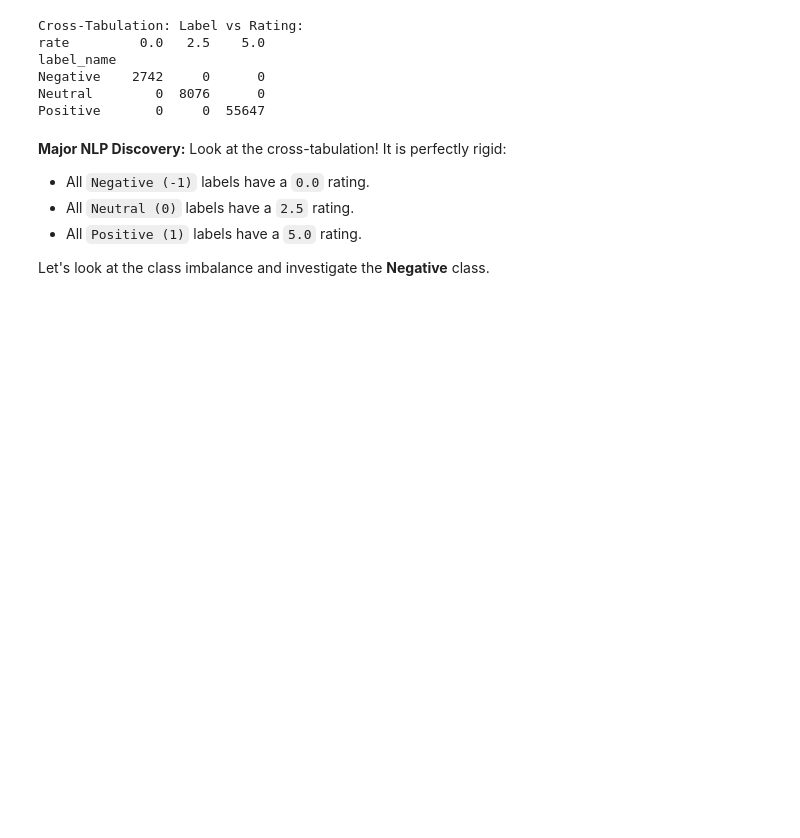
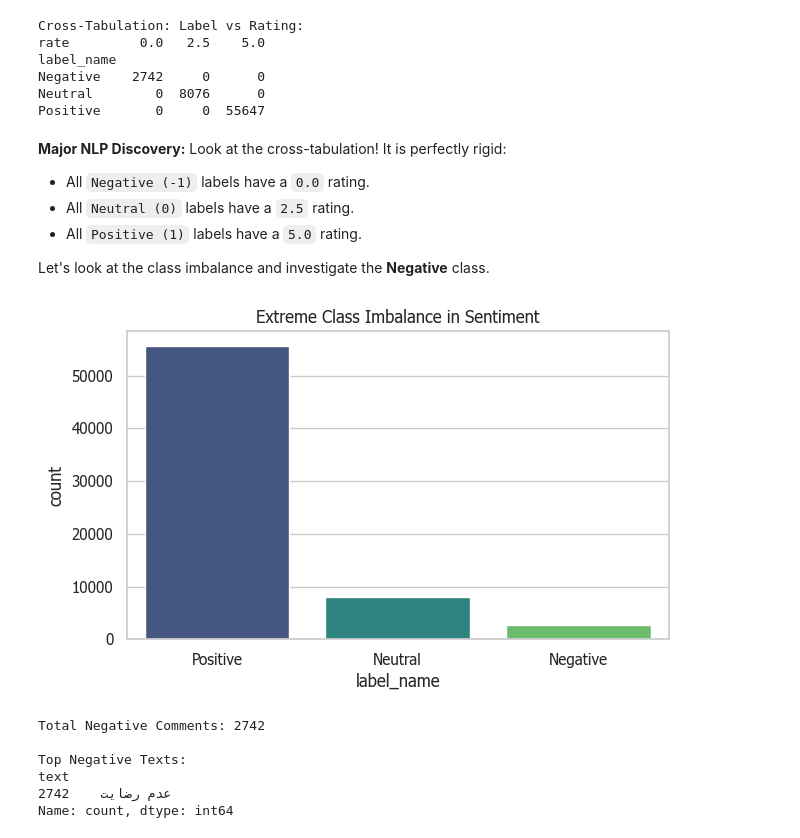
Before and after one commit to Mohsenmohebbi1993/AI-BOOTCAMP, a Jupyter notebook: notebooks/Training & Education/25. NLP - EDA.ipynb, the cells around one changed output. Saved outputs shown, nothing was run; the diff lists cells and outputs as text; code cells hidden in the pictures; blank space fills up the shorter version.

Commit message:
comment and boxplot

```diff
--- a/notebooks/Training & Education/25. NLP - EDA.ipynb
+++ b/notebooks/Training & Education/25. NLP - EDA.ipynb
@@ -182,3 +182,24 @@ Look at the cross-tabulation! It is perfectly rigid:
 * All `Positive (1)` labels have a `5.0` rating.
 
 Let's look at the class imbalance and investigate the **Negative** class.
+# %%
+plt.figure(figsize=(7, 4))
+ax = sns.countplot(data=df_comments, x='label_name', order=["Positive", "Neutral", "Negative"], palette="viridis")
+plt.title("Extreme Class Imbalance in Sentiment")
+plt.show()
+
+# Let's inspect the Text of the Negative comments
+neg_df = df_comments[df_comments['label'] == -1]
+print(f"Total Negative Comments: {len(neg_df)}")
+
+top_negatives = neg_df['text'].value_counts()
+print("\nTop Negative Texts:")
+print(top_negatives.head())
+# %% [output]
+[figure, added]
+Total Negative Comments: 2742
+
+Top Negative Texts:
+text
+عدم رضایت    2742
+Name: count, dtype: int64
```
Also changed, not shown: parts of 4 cells of this notebook.
